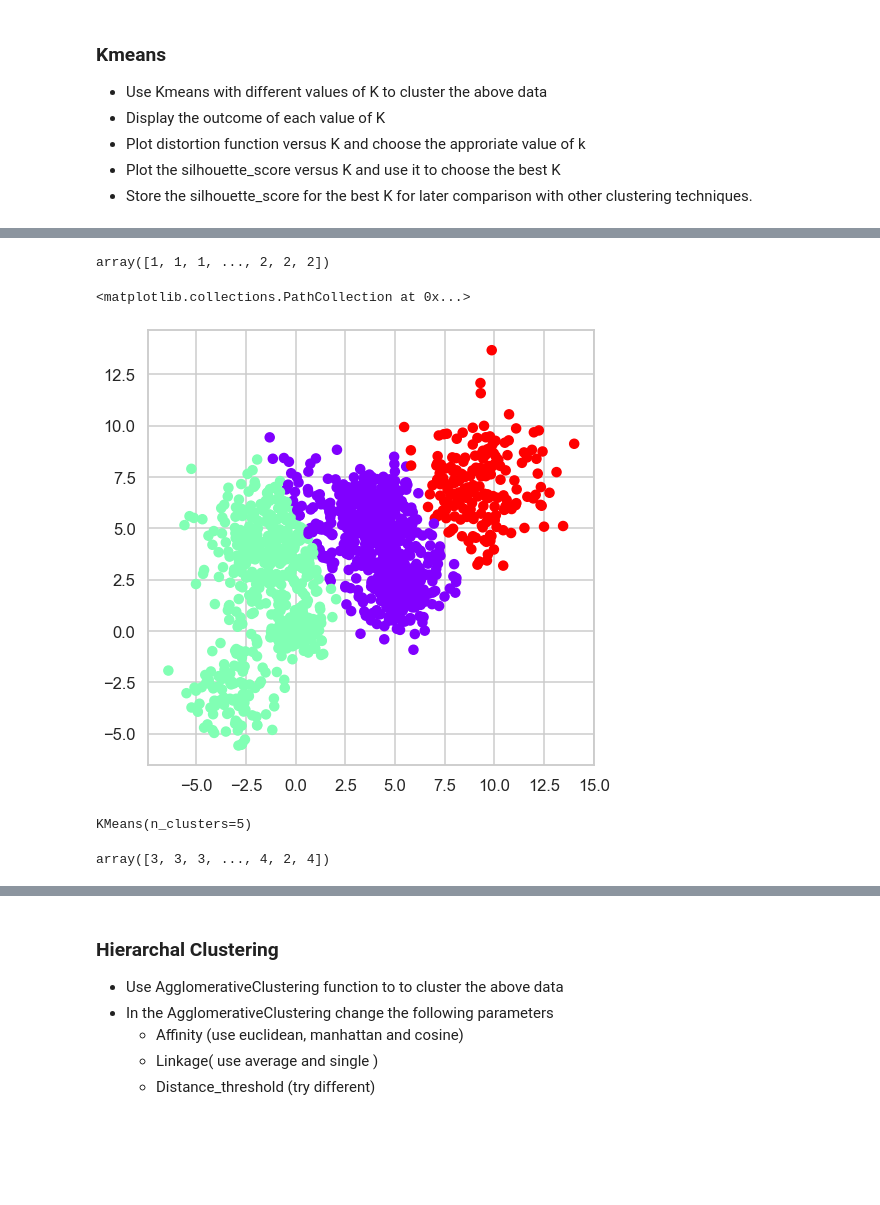
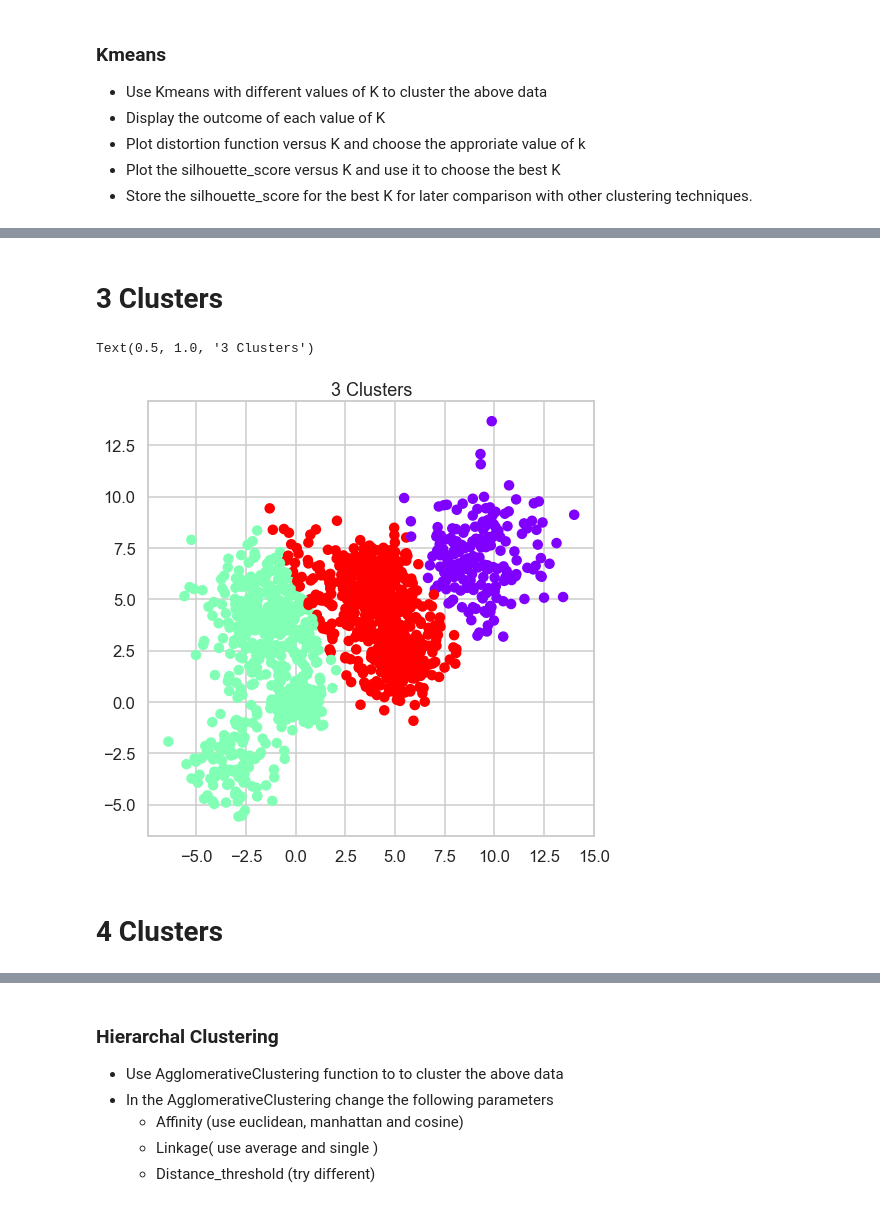
Before and after one commit to hanyaashraff/Clustering-Project, a Jupyter notebook: Clustering Project.ipynb, the cells around one changed output, grey strips where cells are left out. Cells and saved outputs as stored; diff of their text form; code cells hidden in the pictures; blank space fills up the shorter version.

```diff
--- a/Clustering Project.ipynb
+++ b/Clustering Project.ipynb
@@ -145,5 +135,0 @@ KMeans(n_clusters=3)
-# %%
-clusters=kmeansclustering.fit_predict(df)
-clusters
-# %% [output]
-array([1, 1, 1, ..., 2, 2, 2])
@@ -154,5 +136,16 @@ ClusteredDataset['Clusters'] = clusters
+# %% [markdown]
+# 3 Clusters
+# %%
+kmeansclustering=KMeans(3) #for k=3
+kmeansclustering.fit(df)
+clusters=kmeansclustering.fit_predict(df)
+Inertia3=kmeansclustering.inertia_  #saving intertia for the distorion function
+Score3=silhouette_score(df, clusters) #saving silhouette score
+ClusteredDataset=df.copy() #creating a copy of the original dataset not to lose it
+ClusteredDataset['3Clusters'] = clusters
 # %%
-plt.scatter(ClusteredDataset['x'],ClusteredDataset['y'],c=ClusteredDataset['Clusters'],cmap='rainbow')
+plt.scatter(ClusteredDataset['x'],ClusteredDataset['y'],c=ClusteredDataset['3Clusters'],cmap='rainbow')
+plt.title('3 Clusters')
 # %% [output]
-<matplotlib.collections.PathCollection at 0x...>
+Text(0.5, 1.0, '3 Clusters')
-[figure, old version]
+[figure, new version]
@@ -161,9 +151,0 @@ kmeansclustering5=KMeans(5) #for k=5
-# %%
-kmeansclustering5.fit(df)
-# %% [output]
-KMeans(n_clusters=5)
-# %%
-clusters5=kmeansclustering5.fit_predict(df)
-clusters5
-# %% [output]
-array([3, 3, 3, ..., 4, 2, 4])
@@ -173,0 +152,2 @@ ClusteredDataset5['Clusters'] = clusters5
+# %% [markdown]
+# 4 Clusters
```
Also changed, not shown: parts of 37 cells of this notebook.
